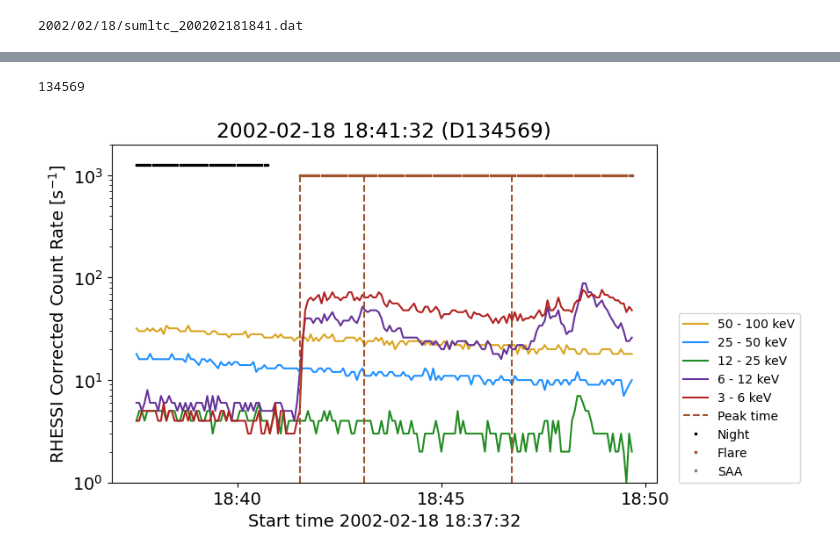
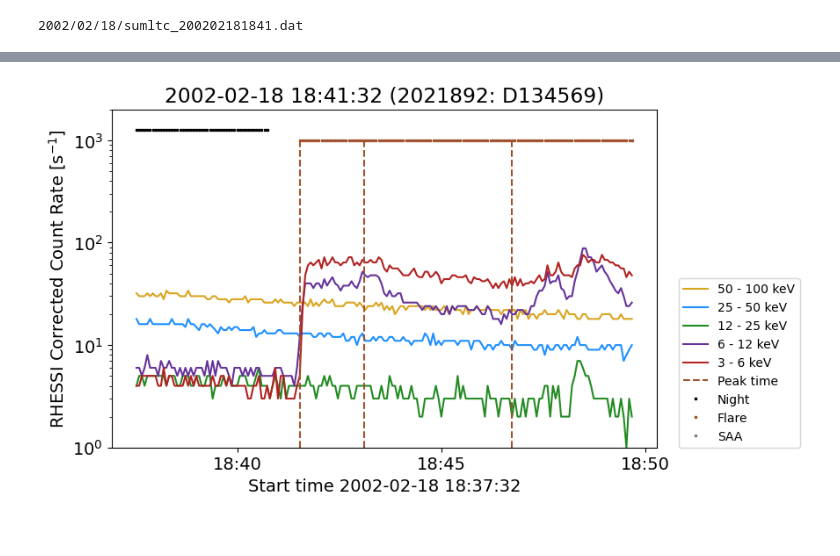
Before and after one commit to ianan/rhsi_flstat, a Jupyter notebook: rhsi_flstat_sumltc_plot.ipynb, the cells around one changed output, grey strips where cells are left out. Saved outputs shown, nothing was run; the diff lists cells and outputs as text; code cells hidden in the pictures.

Commit message:
make plot sumltc

```diff
--- a/rhsi_flstat_sumltc_plot.ipynb
+++ b/rhsi_flstat_sumltc_plot.ipynb
@@ -66,9 +56,8 @@ for tt in sumdata['times']:
     times.append(tt.decode('utf-8'))
 # Also get info about detectors used to make the ltc data
 dets=sumdata['dets_ind'].decode('utf-8')
-print(dets)
+# print(dets)
+idnum=f'{sumdata["id_number"]}'
-# %% [output]
-134569
 # %%
 # For plotting need to put into actual times not strings
 # Start by putting in to astropy time format (most control)
@@ -88,32 +77,32 @@ plt.plot_date(mtimes,sumdata['countrate'][:,3],'-',color='dodgerblue',\
 plt.plot_date(mtimes,sumdata['countrate'][:,2],'-',color='forestgreen',\
              label=sumdata['engs_id'][2].decode('utf-8'))
 plt.plot_date(mtimes,sumdata['countrate'][:,1],'-',color='rebeccapurple',\
              label=sumdata['engs_id'][1].decode('utf-8'))
 plt.plot_date(mtimes,sumdata['countrate'][:,0],'-',color='firebrick',\
              label=sumdata['engs_id'][0].decode('utf-8'))
 # Plot the flare start, end and peak times
 ftims=[start_time.datetime,peak_time.datetime,end_time.datetime]
 plt.vlines(ftims,ylim[0],1e3,label='Peak time',linestyle='dashed',color='sienna')
 
 # Now only plot where the flag is == 1
 plt.plot_date(mtimes[sumdata['ecl_flag']==1],\
               sumdata['ecl_flag'][sumdata['ecl_flag']==1]*10**3.1,'s',color='black',\
              label='Night',markersize=2)
 plt.plot_date(mtimes[sumdata['flr_flag']==1],\
               sumdata['flr_flag'][sumdata['flr_flag']==1]*10**3.0,'s',color='sienna',\
              label='Flare',markersize=2)
 plt.plot_date(mtimes[sumdata['saa_flag']==1],\
               sumdata['saa_flag'][sumdata['saa_flag']==1]*10**3.15,'s',color='grey',\
              label='SAA',markersize=2)
-plt.title(start_time.iso[:19]+' (D'+dets+')')
+plt.title(start_time.iso[:19]+' ('+idnum+': D'+dets+')')
 plt.ylim(ylim)
 plt.yscale('log')
 plt.xlabel('Start time '+atimes[0].iso[:-4])
 plt.ylabel('RHESSI Corrected Count Rate [s$^{-1}$]')
 plt.legend(loc=(1.04,0), prop={'size': 10})
 # The following should give HH:MM for the axis formate
 myFmt = matplotlib.dates.DateFormatter('%H:%M')
 ax.xaxis.set_major_formatter(myFmt)
 fig.show()
 # %% [output]
-[figure, old version]
+[figure, new version]
```
Also changed, not shown: parts of 3 cells of this notebook, 1 other file.
